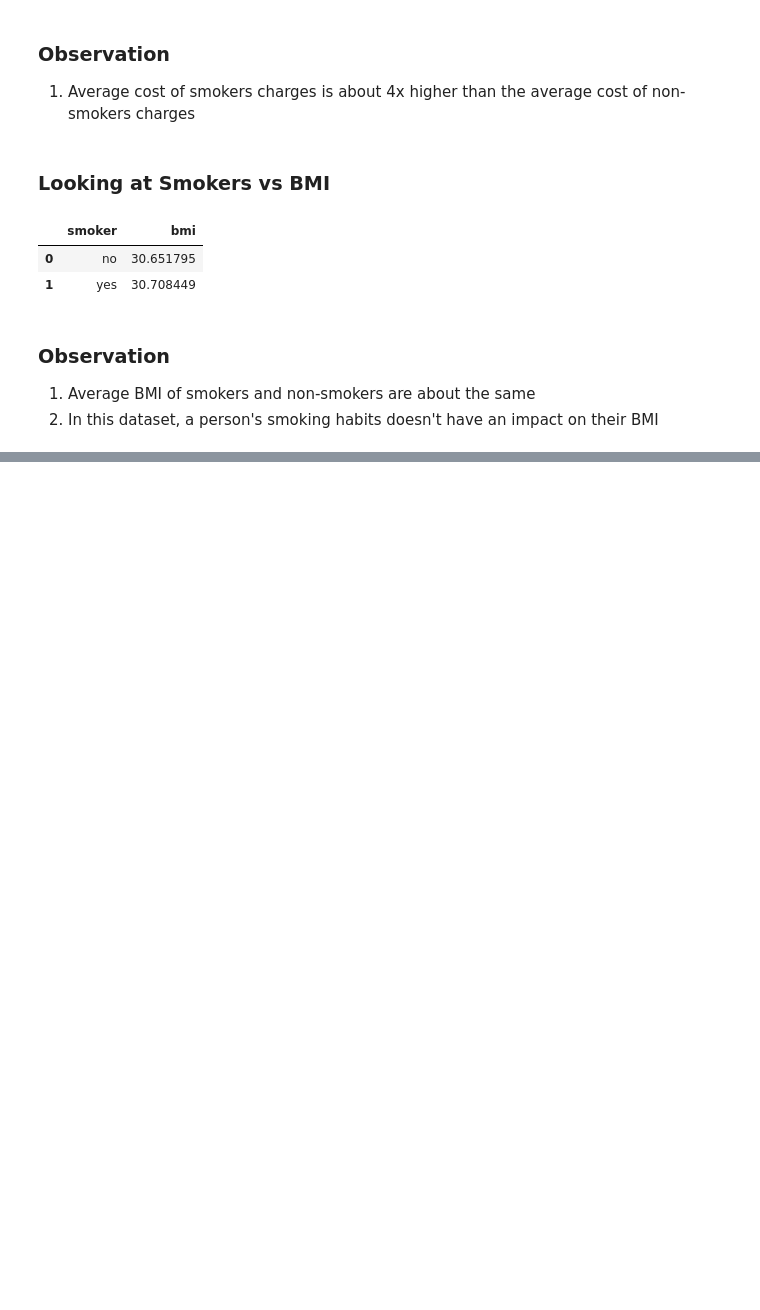
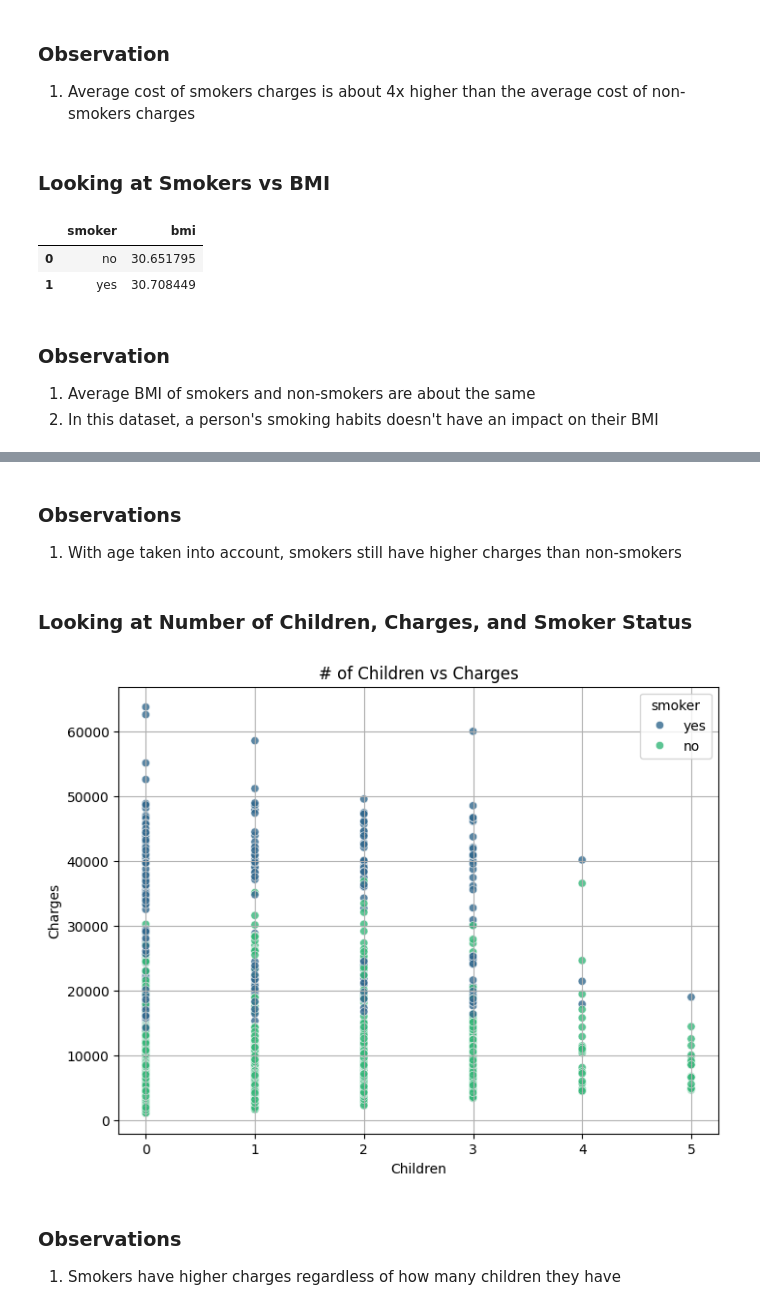
Before and after one commit to RezaP117/Health_Insurance_Cost_Predictor, a Jupyter notebook: notebook/eda.ipynb, the cells around one changed output, grey strips where cells are left out. Cells and saved outputs as stored; diff of their text form; code cells hidden in the pictures; blank space fills up the shorter version.

```diff
--- a/notebook/eda.ipynb
+++ b/notebook/eda.ipynb
@@ -195,0 +249,19 @@ bmi_smokers
+# %% [markdown]
+### Observations ###
+1. With age taken into account, smokers still have higher charges than non-smokers
+# %% [markdown]
+### Looking at Number of Children, Charges, and Smoker Status ###
+# %%
+# Scatter plot
+plt.figure(figsize=(8, 6))
+sns.scatterplot(x = "children", y = "charges", hue = "smoker", data=df, palette = "viridis", alpha = 0.8)
+plt.title("# of Children vs Charges")
+plt.xlabel("Children")
+plt.ylabel("Charges")
+plt.grid(True)
+plt.show()
+# %% [output]
+[figure, added]
+# %% [markdown]
+### Observations ###
+1. Smokers have higher charges regardless of how many children they have
```
Also changed, not shown: parts of 10 cells of this notebook, 1 other file.
